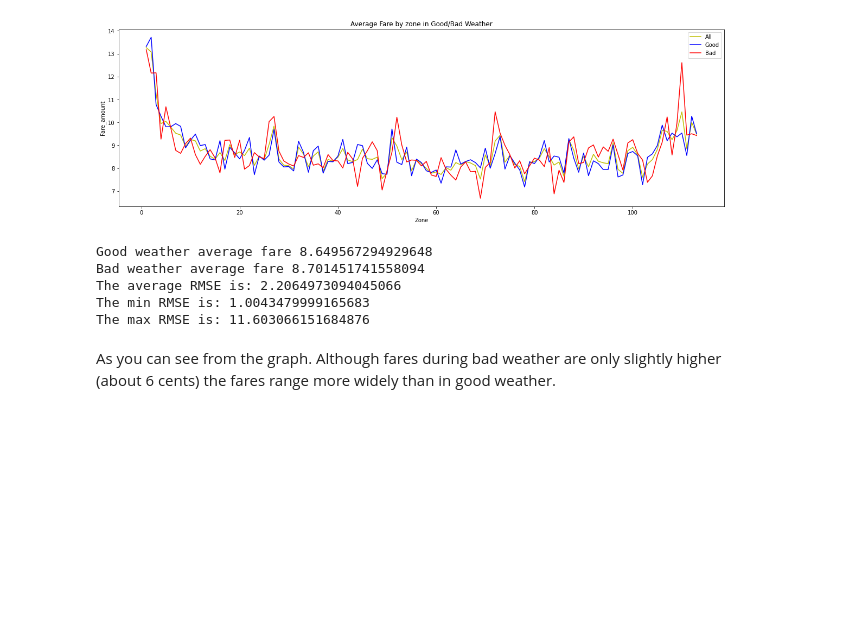
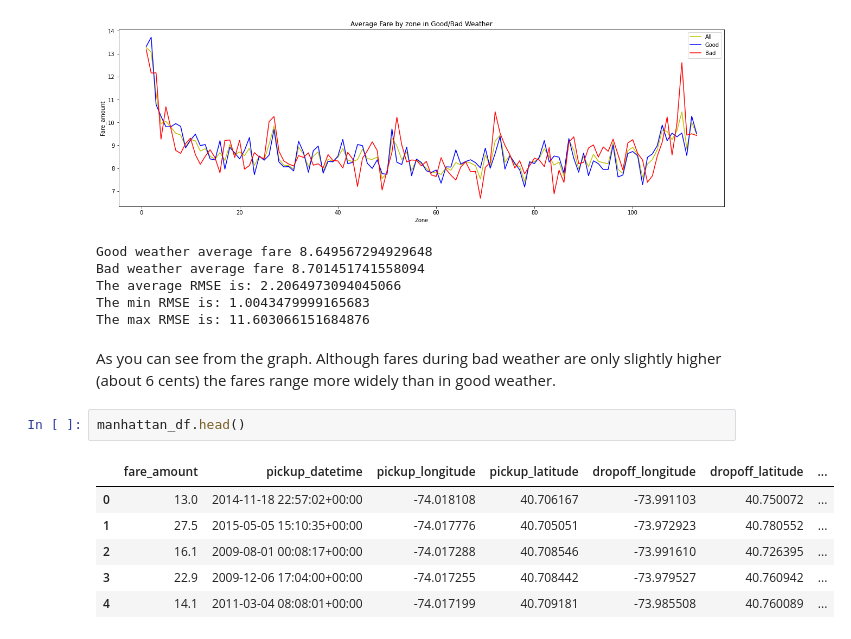
Before and after one commit to SoSneaks/CS-301_Project_1, a Jupyter notebook: CS_301_Project_2.ipynb, the cells around one changed output. Cells and saved outputs as stored; diff of their text form; blank space fills up the shorter version.

```diff
--- a/CS_301_Project_2.ipynb
+++ b/CS_301_Project_2.ipynb
@@ -415,6 +415,15 @@ The min RMSE is: 1.0043479999165683
 The max RMSE is: 11.603066151684876
 # %% [markdown]
 As you can see from the graph. Although fares during bad weather are only slightly higher (about 6 cents) the fares range more widely than in good weather.
+# %%
+manhattan_df.head()
+# %% [output]
+|  | fare_amount | pickup_datetime | pickup_longitude | pickup_latitude | dropoff_longitude | dropoff_latitude | ... |
+| 0 | 13.0 | 2014-11-18 22:57:02+00:00 | -74.018108 | 40.706167 | -73.991103 | 40.750072 | ... |
+| 1 | 27.5 | 2015-05-05 15:10:35+00:00 | -74.017776 | 40.705051 | -73.972923 | 40.780552 | ... |
+| 2 | 16.1 | 2009-08-01 00:08:17+00:00 | -74.017288 | 40.708546 | -73.991610 | 40.726395 | ... |
+| 3 | 22.9 | 2009-12-06 17:04:00+00:00 | -74.017255 | 40.708442 | -73.979527 | 40.760942 | ... |
+| 4 | 14.1 | 2011-03-04 08:08:01+00:00 | -74.017199 | 40.709181 | -73.985508 | 40.760089 | ... |
 # %%
 # data_df['passenger_count'].value_counts().plot(kind="bar",color = 'b', edgecolor = 'k');
 fig, ax = plt.subplots(4, 4, figsize=(30, 20))
```
Also changed, not shown: parts of 2 cells of this notebook.
